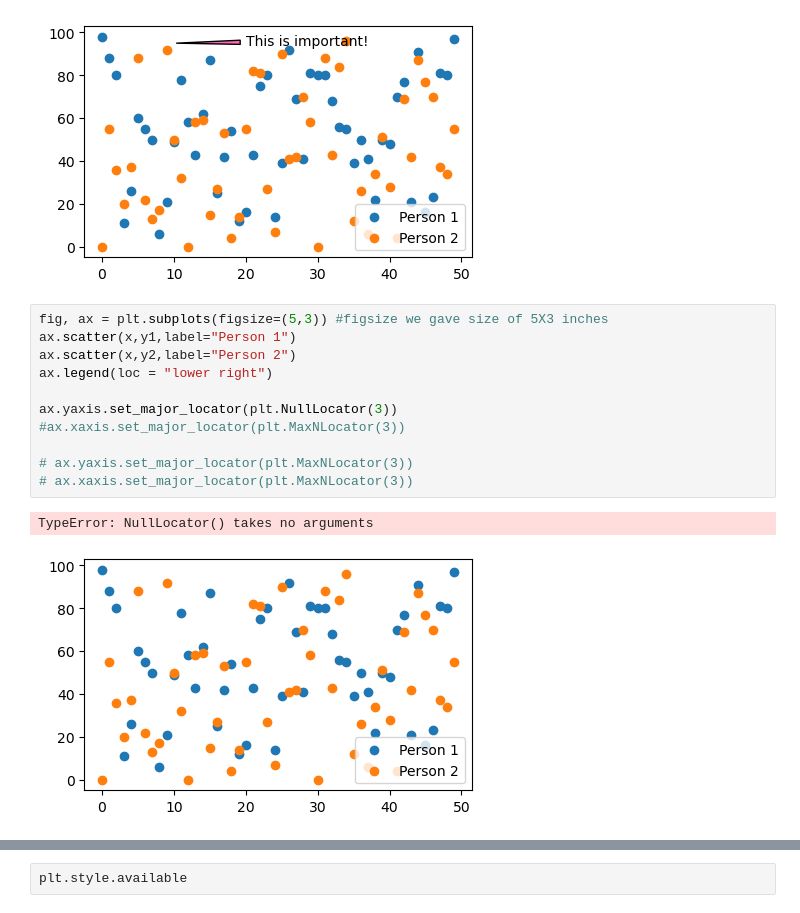
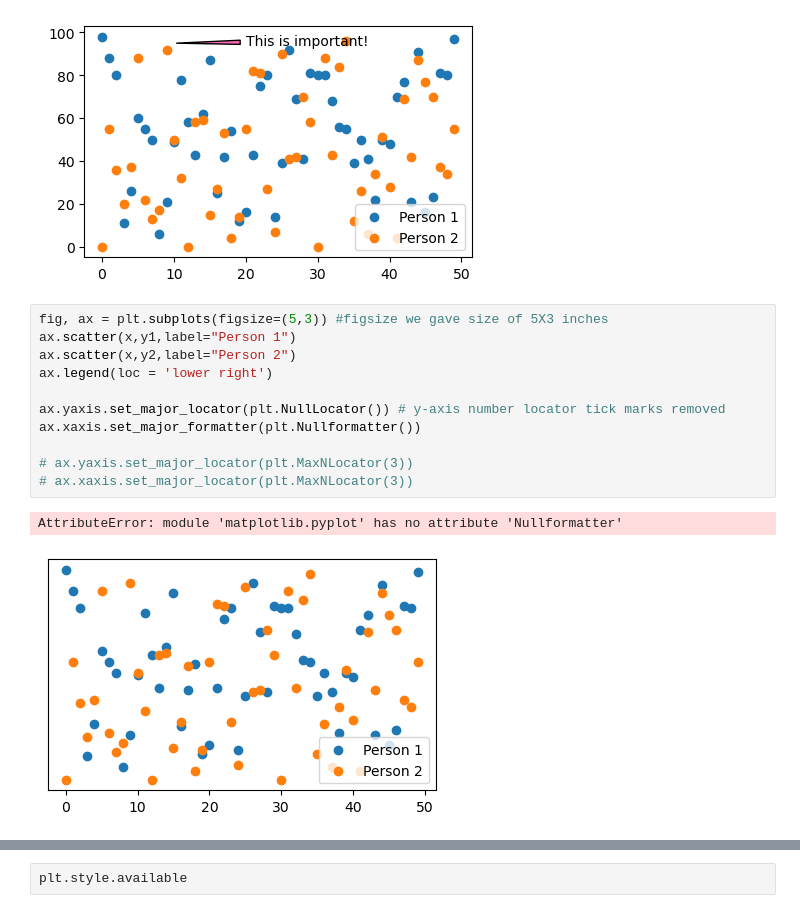
Before and after one commit to Jal247/visualization, a Jupyter notebook: 02_activities/assignments/participation/class2.ipynb, the cells around one changed output, grey strips where cells are left out. Saved outputs shown, nothing was run; the diff lists cells and outputs as text.

```diff
--- a/02_activities/assignments/participation/class2.ipynb
+++ b/02_activities/assignments/participation/class2.ipynb
@@ -156,17 +185,17 @@ Text(20, 94, 'This is important!')
 # %%
 fig, ax = plt.subplots(figsize=(5,3)) #figsize we gave size of 5X3 inches
 ax.scatter(x,y1,label="Person 1")
 ax.scatter(x,y2,label="Person 2")
-ax.legend(loc = "lower right")
+ax.legend(loc = 'lower right')
 
-ax.yaxis.set_major_locator(plt.NullLocator(3))
-#ax.xaxis.set_major_locator(plt.MaxNLocator(3))
+ax.yaxis.set_major_locator(plt.NullLocator()) # y-axis number locator tick marks removed
+ax.xaxis.set_major_formatter(plt.Nullformatter())
 
 # ax.yaxis.set_major_locator(plt.MaxNLocator(3))
 # ax.xaxis.set_major_locator(plt.MaxNLocator(3))
 # %% [output]
-TypeError: NullLocator() takes no arguments
+AttributeError: module 'matplotlib.pyplot' has no attribute 'Nullformatter'
-[figure, old version]
+[figure, new version]
 # %%
 fig, ax = plt.subplots(figsize=(5,3)) #figsize we gave size of 5X3 inches
 ax.scatter(x,y1,label="Person 1")
```
Also changed, not shown: parts of 21 cells of this notebook.
